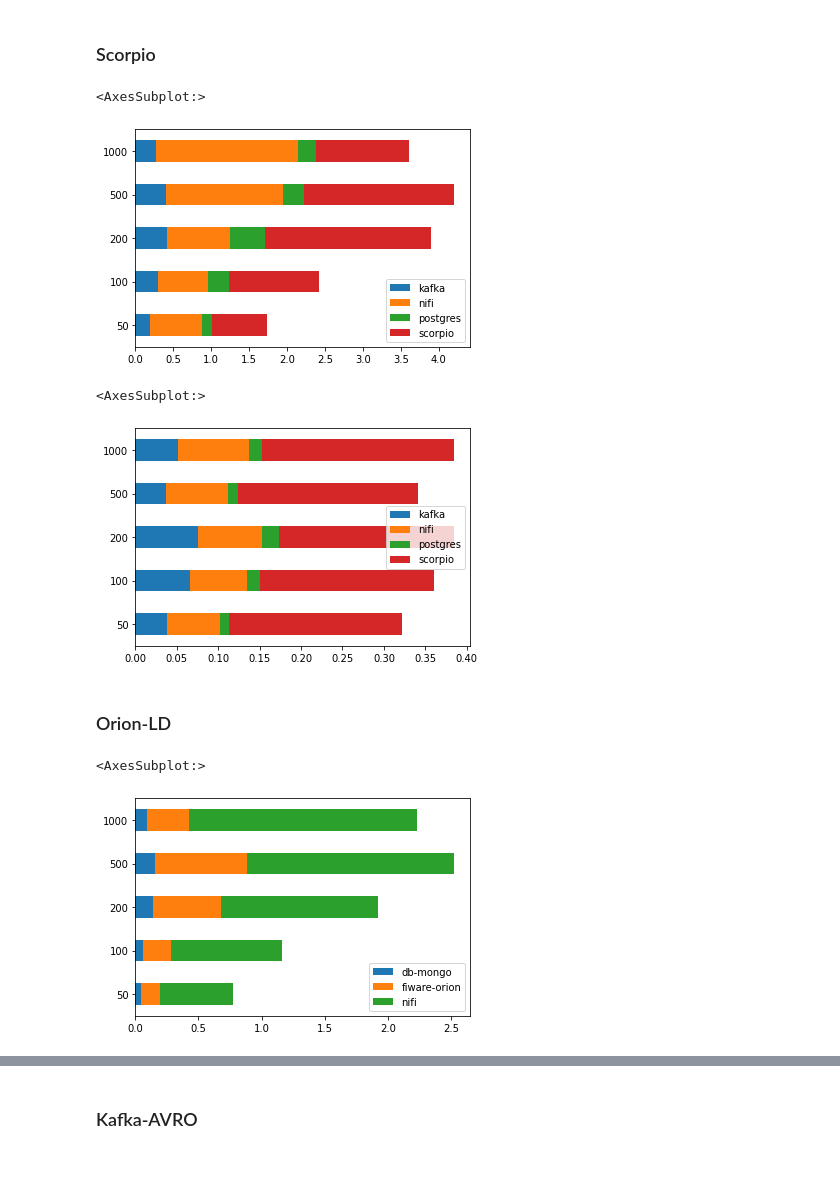
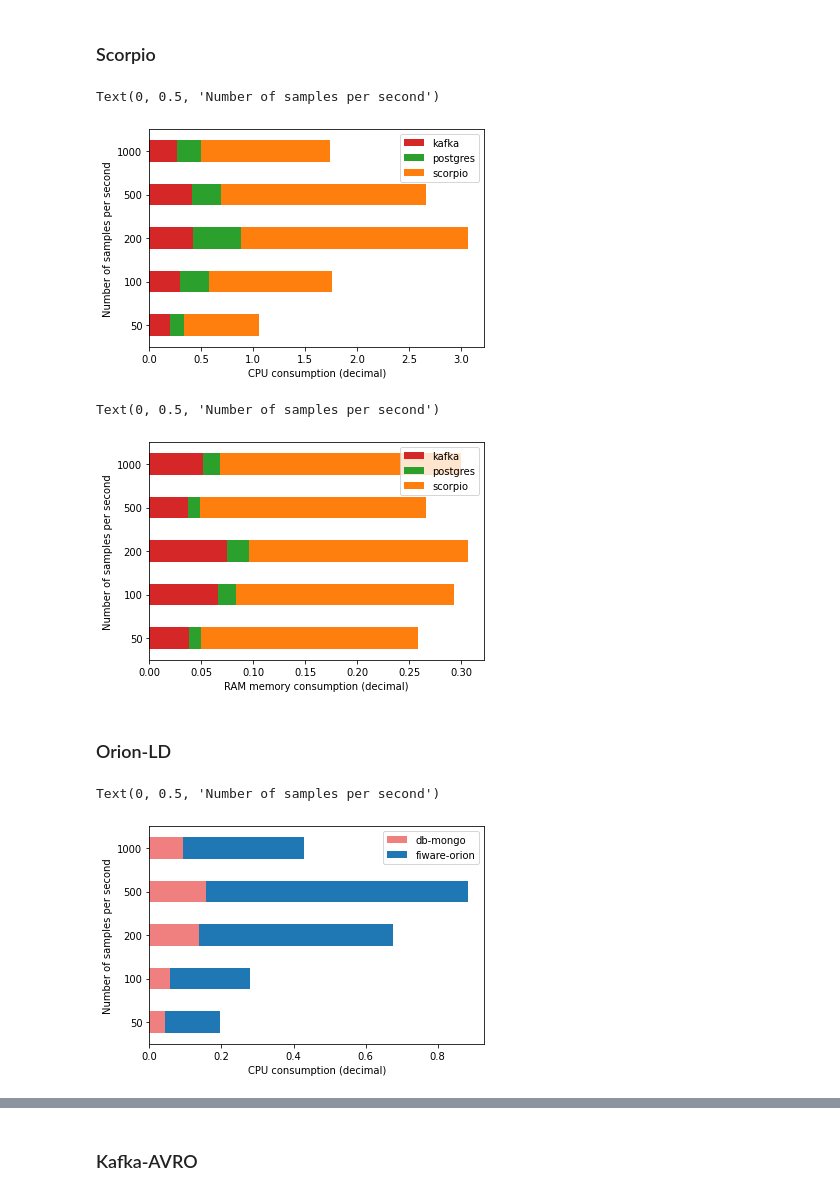
Before and after one commit to giros-dit/cim-prometheus-pipelines, a Jupyter notebook: Experiments.ipynb, the cells around one changed output, grey strips where cells are left out. Cells and saved outputs as stored; diff of their text form; code cells hidden in the pictures; blank space fills up the shorter version.

Commit message:
Add labels to charts

```diff
--- a/Experiments.ipynb
+++ b/Experiments.ipynb
@@ -197,29 +195,39 @@ scorpio_cpu = {}
 for table in scorpio_services:
     cpu_means = table.groupby("service").mean()["cpu"]
     for index,value in cpu_means.iteritems():
+        if index == "nifi":
+            continue
         if index not in scorpio_cpu:
             scorpio_cpu[index] = []
         scorpio_cpu[index].append(value)
 # %%
-cpu = pd.DataFrame(scorpio_cpu, index=events)
-cpu.plot.barh(stacked=True)
+scorpio_cpu_df = pd.DataFrame(scorpio_cpu, index=events)
+colors = ['tab:red','tab:green', "tab:orange"]
+scorpio_cpu_df_plot = scorpio_cpu_df.plot.barh(stacked=True, color=colors)
+scorpio_cpu_df_plot.set_xlabel("CPU consumption (decimal)")
+scorpio_cpu_df_plot.set_ylabel("Number of samples per second")
 # %% [output]
-<AxesSubplot:>
+Text(0, 0.5, 'Number of samples per second')
-[figure, old version]
+[figure, new version]
 # %%
 scorpio_mem = {}
 for table in scorpio_services:
     mem_means = table.groupby("service").mean()["memory"]
     for index,value in mem_means.iteritems():
+        if index == "nifi":
+            continue
         if index not in scorpio_mem:
             scorpio_mem[index] = []
         scorpio_mem[index].append(value)
 # %%
-mem = pd.DataFrame(scorpio_mem, index=events)
-mem.plot.barh(stacked=True)
+scorpio_mem_df = pd.DataFrame(scorpio_mem, index=events)
+colors = ['tab:red','tab:green', "tab:orange"]
+scorpio_mem_df_plot = scorpio_mem_df.plot.barh(stacked=True, color=colors)
+scorpio_mem_df_plot.set_xlabel("RAM memory consumption (decimal)")
+scorpio_mem_df_plot.set_ylabel("Number of samples per second")
 # %% [output]
-<AxesSubplot:>
+Text(0, 0.5, 'Number of samples per second')
-[figure, old version]
+[figure, new version]
 # %% [markdown]
 ### Orion-LD
 # %%
@@ -240,11 +250,14 @@ for table in orion_services:
             orion_cpu[index] = []
         orion_cpu[index].append(value)
 # %%
-cpu = pd.DataFrame(orion_cpu, index=events)
-cpu.plot.barh(stacked=True)
+colors = ['lightcoral','tab:blue']
+orion_cpu_df = pd.DataFrame(orion_cpu, index=events)
+orion_cpu_df_plot = orion_cpu_df.plot.barh(stacked=True, color=colors)
+orion_cpu_df_plot.set_xlabel("CPU consumption (decimal)")
+orion_cpu_df_plot.set_ylabel("Number of samples per second")
 # %% [output]
-<AxesSubplot:>
+Text(0, 0.5, 'Number of samples per second')
-[figure, old version]
+[figure, new version]
 # %%
 orion_mem = {}
 for table in orion_services:
```
Also changed, not shown: parts of 14 cells of this notebook.
